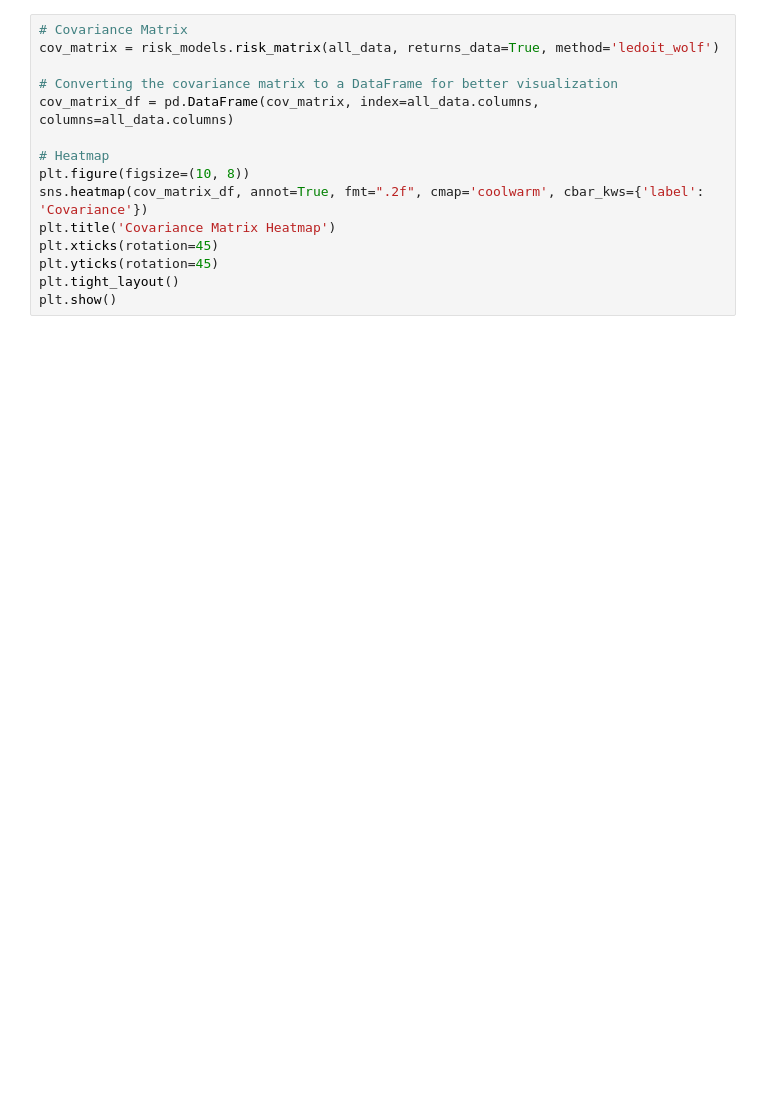
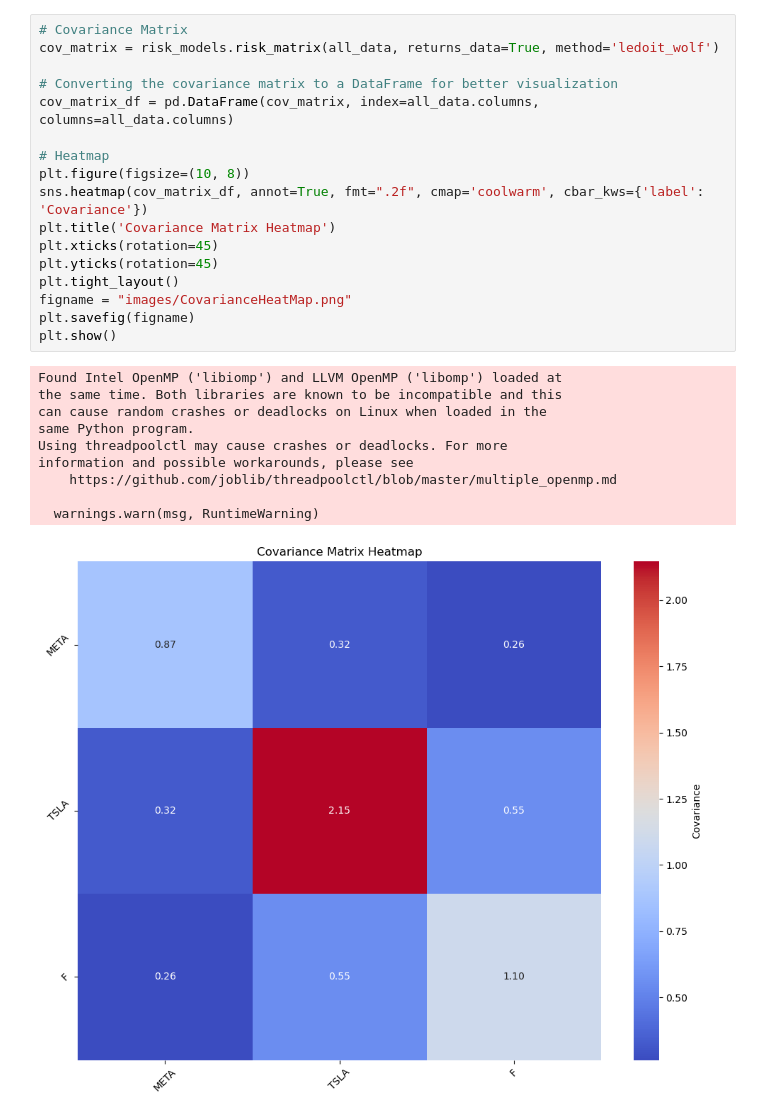
Before and after one commit to Meeghell/Portfolio-Optimizer-2.0, a Jupyter notebook: Visualizations.ipynb, the cells around one changed output. Cells and saved outputs as stored; diff of their text form; blank space fills up the shorter version.

```diff
--- a/Visualizations.ipynb
+++ b/Visualizations.ipynb
@@ -272,15 +61,28 @@ plt.show()
 # %%
 # Covariance Matrix
 cov_matrix = risk_models.risk_matrix(all_data, returns_data=True, method='ledoit_wolf')
 
 # Converting the covariance matrix to a DataFrame for better visualization
 cov_matrix_df = pd.DataFrame(cov_matrix, index=all_data.columns, columns=all_data.columns)
 
 # Heatmap
 plt.figure(figsize=(10, 8))
 sns.heatmap(cov_matrix_df, annot=True, fmt=".2f", cmap='coolwarm', cbar_kws={'label': 'Covariance'})
 plt.title('Covariance Matrix Heatmap')
 plt.xticks(rotation=45)
 plt.yticks(rotation=45)
 plt.tight_layout()
+figname = "images/CovarianceHeatMap.png"
+plt.savefig(figname)
 plt.show()
+# %% [output]
+Found Intel OpenMP ('libiomp') and LLVM OpenMP ('libomp') loaded at
+the same time. Both libraries are known to be incompatible and this
+can cause random crashes or deadlocks on Linux when loaded in the
+same Python program.
+Using threadpoolctl may cause crashes or deadlocks. For more
+information and possible workarounds, please see
+    https://github.com/joblib/threadpoolctl/blob/master/multiple_openmp.md
+
+  warnings.warn(msg, RuntimeWarning)
+[figure, added]
```
Also changed, not shown: parts of 22 cells of this notebook, 34 other files.
